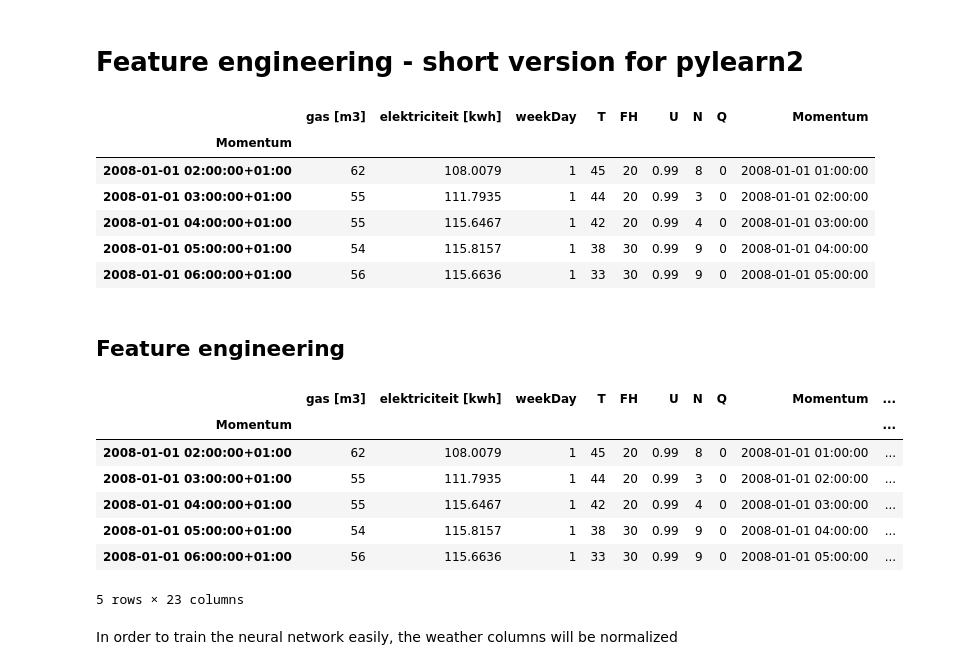
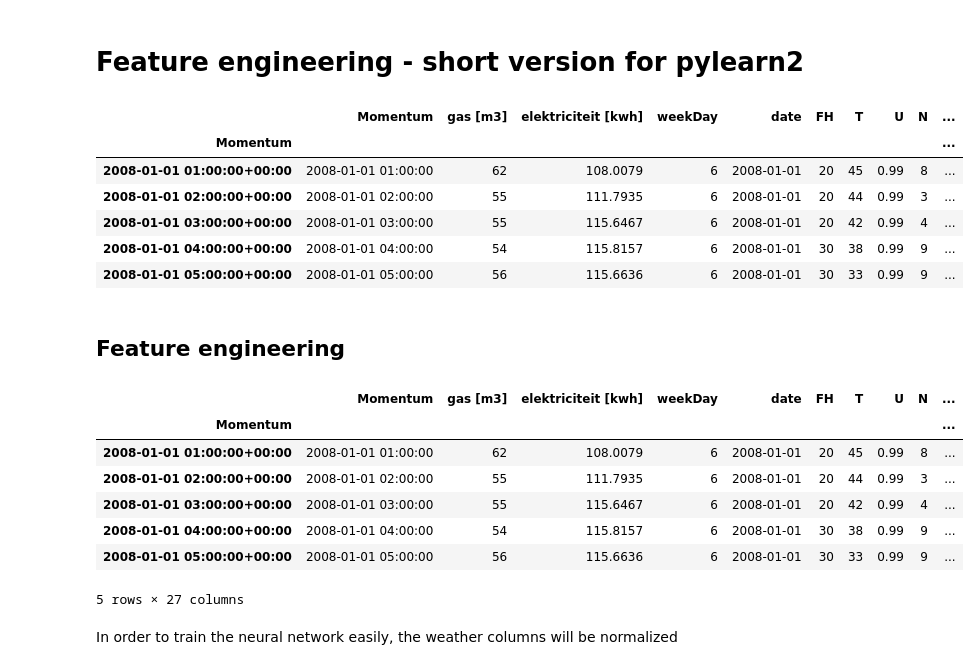
Before and after one commit to denadai2/energyUva, a Jupyter notebook: notebooks/3bis- Regression short version.ipynb, the cells around one changed output. Saved outputs shown, nothing was run; the diff lists cells and outputs as text; code cells hidden in the pictures.

```diff
--- a/notebooks/3bis- Regression short version.ipynb
+++ b/notebooks/3bis- Regression short version.ipynb
@@ -3,18 +3,20 @@
 # %%
 import pandas as pd
 import numpy as np
+import matplotlib.pyplot as plt
+%matplotlib inline
 building = '740-NTH' # '761-KMH' #'882-WBW' #'740-NTH'
 df = pd.read_csv('datasets/'+building+'_elektriciteit_withWeather_clean.csv', encoding="utf-8-sig", parse_dates=['Momentum'])
 
 df = df.set_index(['Momentum'], drop=False)
-df.index = df.index.tz_localize('UTC').tz_convert('Europe/Rome')
+df.index = df.index.tz_localize('UTC')#.tz_convert('Europe/Rome')
 
 df.head()
 # %% [output]
-|  | gas [m3] | elektriciteit [kwh] | weekDay | T | FH | U | N | Q | Momentum |
-| Momentum |  |  |  |  |  |  |  |  |  |
-| 2008-01-01 02:00:00+01:00 | 62 | 108.0079 | 1 | 45 | 20 | 0.99 | 8 | 0 | 2008-01-01 01:00:00 |
-| 2008-01-01 03:00:00+01:00 | 55 | 111.7935 | 1 | 44 | 20 | 0.99 | 3 | 0 | 2008-01-01 02:00:00 |
-| 2008-01-01 04:00:00+01:00 | 55 | 115.6467 | 1 | 42 | 20 | 0.99 | 4 | 0 | 2008-01-01 03:00:00 |
-| 2008-01-01 05:00:00+01:00 | 54 | 115.8157 | 1 | 38 | 30 | 0.99 | 9 | 0 | 2008-01-01 04:00:00 |
-| 2008-01-01 06:00:00+01:00 | 56 | 115.6636 | 1 | 33 | 30 | 0.99 | 9 | 0 | 2008-01-01 05:00:00 |
+|  | Momentum | gas [m3] | elektriciteit [kwh] | weekDay | date | FH | T | U | N | ... |
+| Momentum |  |  |  |  |  |  |  |  |  | ... |
+| 2008-01-01 01:00:00+00:00 | 2008-01-01 01:00:00 | 62 | 108.0079 | 6 | 2008-01-01 | 20 | 45 | 0.99 | 8 | ... |
+| 2008-01-01 02:00:00+00:00 | 2008-01-01 02:00:00 | 55 | 111.7935 | 6 | 2008-01-01 | 20 | 44 | 0.99 | 3 | ... |
+| 2008-01-01 03:00:00+00:00 | 2008-01-01 03:00:00 | 55 | 115.6467 | 6 | 2008-01-01 | 20 | 42 | 0.99 | 4 | ... |
+| 2008-01-01 04:00:00+00:00 | 2008-01-01 04:00:00 | 54 | 115.8157 | 6 | 2008-01-01 | 30 | 38 | 0.99 | 9 | ... |
+| 2008-01-01 05:00:00+00:00 | 2008-01-01 05:00:00 | 56 | 115.6636 | 6 | 2008-01-01 | 30 | 33 | 0.99 | 9 | ... |
@@ -21,10 +25,10 @@ df.head()
 # %% [markdown]
 ## Feature engineering
 # %%
-timeFeatures = ['hour', 'weekDay', 'month', 'year', 'dayOfYear']
+timeFeatures = ['hour', 'weekDay', 'month', 'year', 'dayOfYear', 'nextDay']
 
 for tf in timeFeatures:
-    if tf != 'weekDay':
+    if tf != 'weekDay' and tf != 'nextDay':
         df[tf] = 0
 
     df['sin' + tf.title()] = 0
@@ -43,14 +47,14 @@ for tf in timeFeatures:
 
 df.head()
 # %% [output]
-|  | gas [m3] | elektriciteit [kwh] | weekDay | T | FH | U | N | Q | Momentum | ... |
+|  | Momentum | gas [m3] | elektriciteit [kwh] | weekDay | date | FH | T | U | N | ... |
 | Momentum |  |  |  |  |  |  |  |  |  | ... |
-| 2008-01-01 02:00:00+01:00 | 62 | 108.0079 | 1 | 45 | 20 | 0.99 | 8 | 0 | 2008-01-01 01:00:00 | ... |
-| 2008-01-01 03:00:00+01:00 | 55 | 111.7935 | 1 | 44 | 20 | 0.99 | 3 | 0 | 2008-01-01 02:00:00 | ... |
-| 2008-01-01 04:00:00+01:00 | 55 | 115.6467 | 1 | 42 | 20 | 0.99 | 4 | 0 | 2008-01-01 03:00:00 | ... |
-| 2008-01-01 05:00:00+01:00 | 54 | 115.8157 | 1 | 38 | 30 | 0.99 | 9 | 0 | 2008-01-01 04:00:00 | ... |
-| 2008-01-01 06:00:00+01:00 | 56 | 115.6636 | 1 | 33 | 30 | 0.99 | 9 | 0 | 2008-01-01 05:00:00 | ... |
+| 2008-01-01 01:00:00+00:00 | 2008-01-01 01:00:00 | 62 | 108.0079 | 6 | 2008-01-01 | 20 | 45 | 0.99 | 8 | ... |
+| 2008-01-01 02:00:00+00:00 | 2008-01-01 02:00:00 | 55 | 111.7935 | 6 | 2008-01-01 | 20 | 44 | 0.99 | 3 | ... |
+| 2008-01-01 03:00:00+00:00 | 2008-01-01 03:00:00 | 55 | 115.6467 | 6 | 2008-01-01 | 20 | 42 | 0.99 | 4 | ... |
+| 2008-01-01 04:00:00+00:00 | 2008-01-01 04:00:00 | 54 | 115.8157 | 6 | 2008-01-01 | 30 | 38 | 0.99 | 9 | ... |
+| 2008-01-01 05:00:00+00:00 | 2008-01-01 05:00:00 | 56 | 115.6636 | 6 | 2008-01-01 | 30 | 33 | 0.99 | 9 | ... |
-5 rows × 23 columns
+5 rows × 27 columns
 # %%
 df['gas1HBefore'] = df['gas [m3]'].shift(1)
 df['gas2HBefore'] = df['gas [m3]'].shift(2)
```
Also changed, not shown: parts of 41 cells of this notebook, 36 other files.
